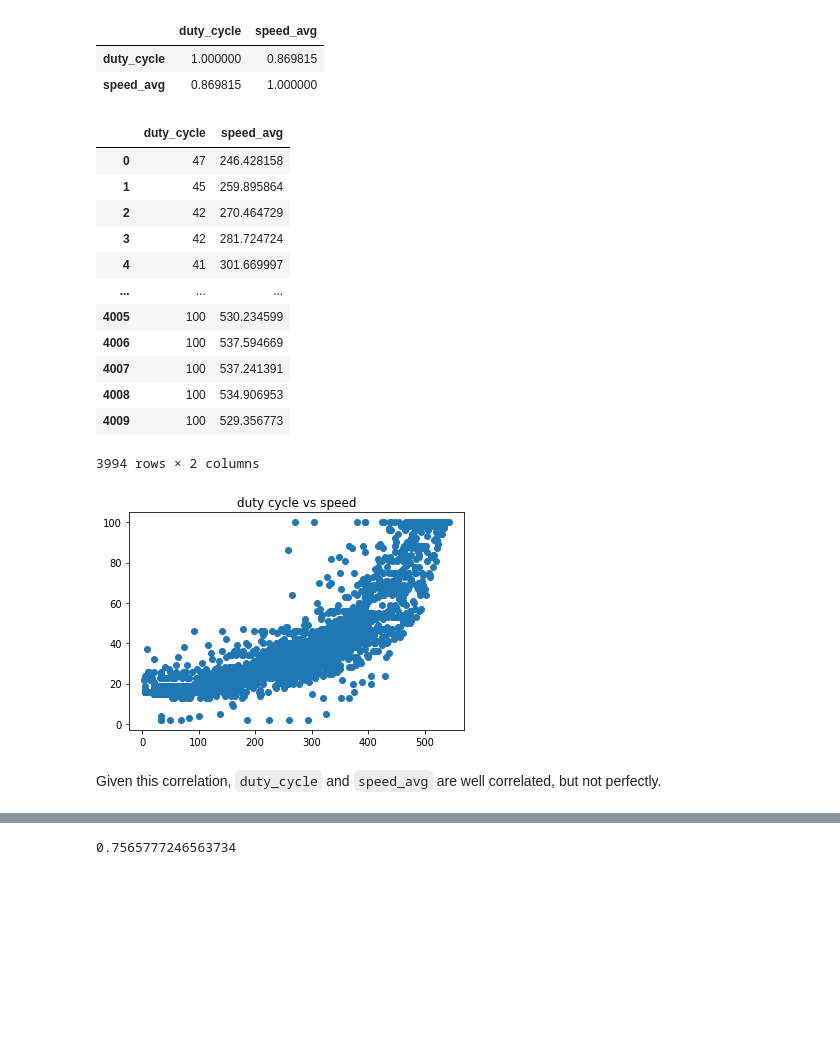
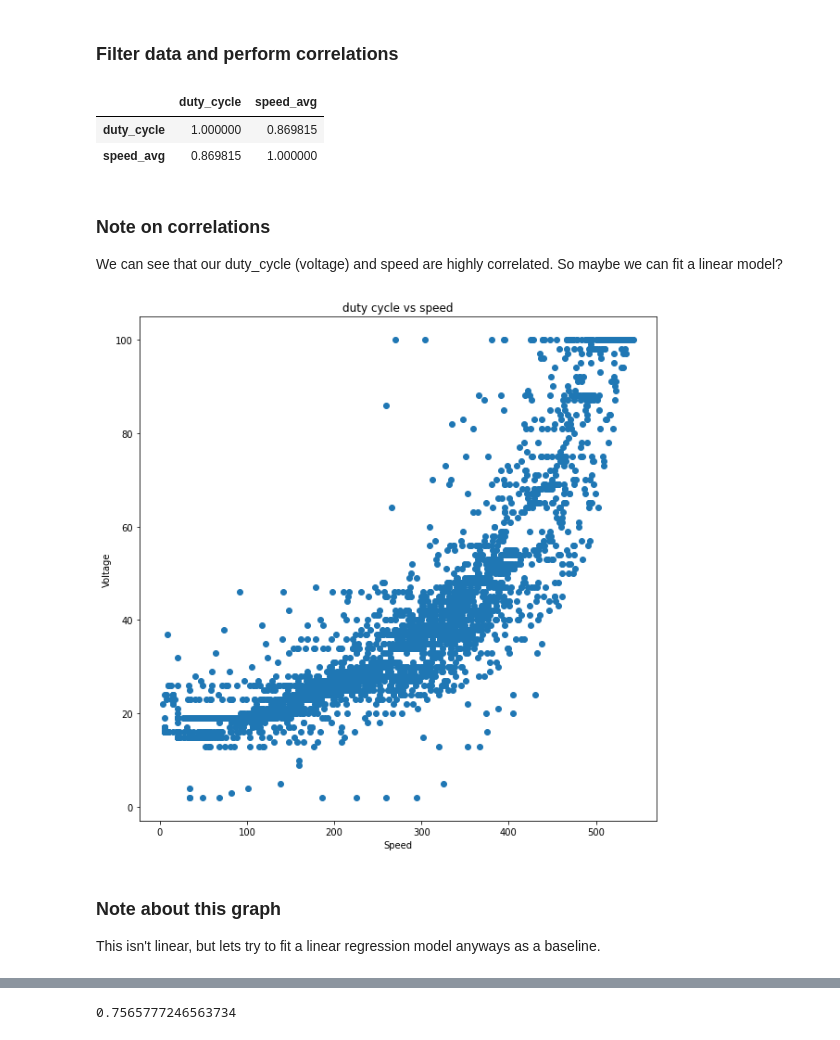
Before and after one commit to drg101/MLESC, a Jupyter notebook: analyze/Basic_Analyze.ipynb, the cells around one changed output, grey strips where cells are left out. Drawn from its saved outputs; the diff is of its cells as text; code cells hidden in the pictures; blank space fills up the shorter version.

```diff
--- a/analyze/Basic_Analyze.ipynb
+++ b/analyze/Basic_Analyze.ipynb
@@ -41,35 +98,27 @@ from tensorflow.keras import layers
+# %% [markdown]
+### Filter data and perform correlations
 # %%
-data_df = pd.read_csv('./run2.csv')
 data_df = data_df[data_df["speed_avg"] < 600]
 data_df = data_df[["duty_cycle","speed_avg"]]
 X = data_df.to_numpy()
+data_df.corr()
+# %% [output]
+|  | duty_cycle | speed_avg |
+| duty_cycle | 1.000000 | 0.869815 |
+| speed_avg | 0.869815 | 1.000000 |
-# %%
-data_df.corr()
-# %% [output]
-|  | duty_cycle | speed_avg |
-| duty_cycle | 1.000000 | 0.869815 |
-| speed_avg | 0.869815 | 1.000000 |
-# %%
-data_df
-# %% [output]
-|  | duty_cycle | speed_avg |
-| 0 | 47 | 246.428158 |
-| 1 | 45 | 259.895864 |
-| 2 | 42 | 270.464729 |
-| 3 | 42 | 281.724724 |
-| 4 | 41 | 301.669997 |
-| ... | ... | ... |
-| 4005 | 100 | 530.234599 |
-| 4006 | 100 | 537.594669 |
-| 4007 | 100 | 537.241391 |
-| 4008 | 100 | 534.906953 |
-| 4009 | 100 | 529.356773 |
-3994 rows × 2 columns
+# %% [markdown]
+### Note on correlations
+
+We can see that our duty_cycle (voltage) and speed are highly correlated. So maybe we can fit a linear model?
 # %%
-plt.figure()
+plt.figure(figsize=(10,10))
 plt.title("duty cycle vs speed")
+plt.xlabel("Speed")
+plt.ylabel("Voltage")
 plt.scatter(X[:,1],X[:,0]);
 # %% [output]
-[figure, old version]
+[figure, new version]
-# %% [markdown]
-Given this correlation, `duty_cycle` and `speed_avg` are well correlated, but not perfectly.
+# %% [markdown]
+### Note about this graph
+
+This isn't linear, but lets try to fit a linear regression model anyways as a baseline.
```
Also changed, not shown: parts of 67 cells of this notebook, 12 other files.
